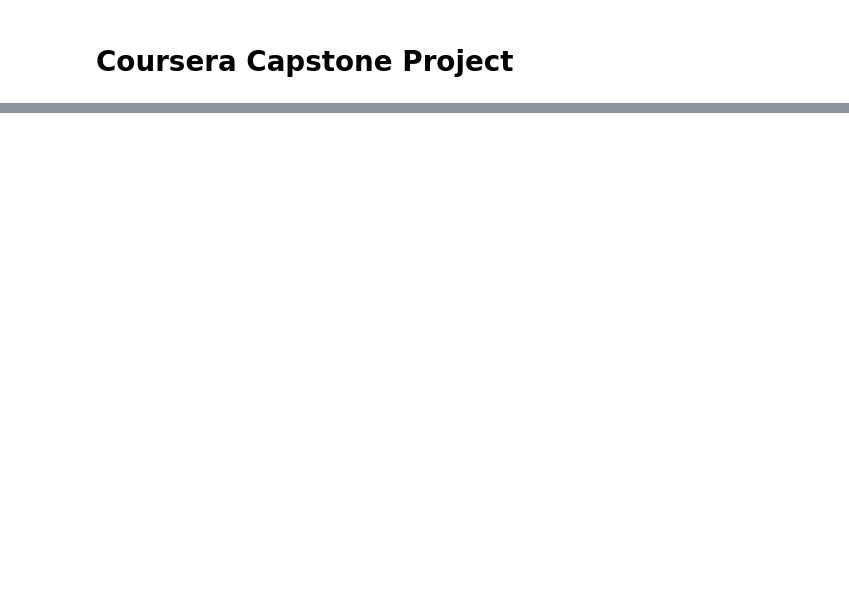
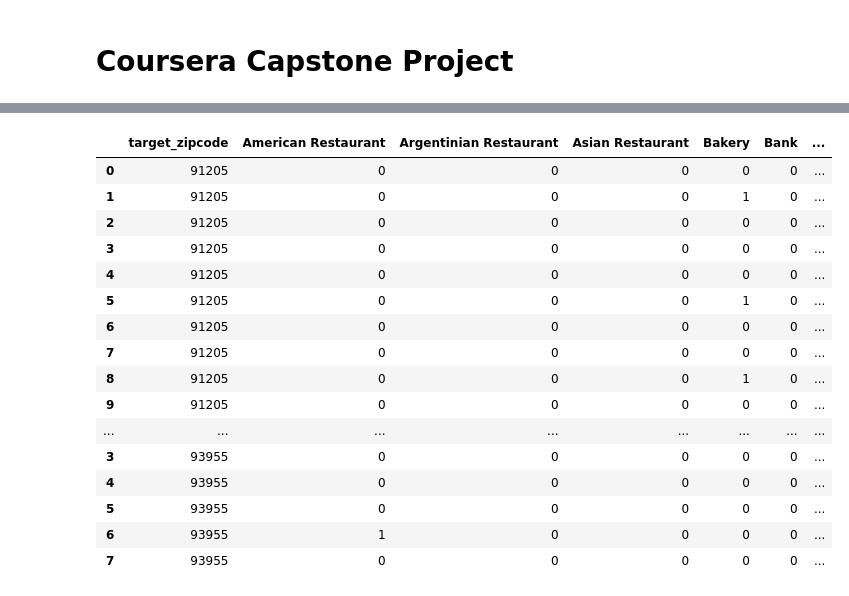
Before and after one commit to fzaripov/Coursera_Capstone, a Jupyter notebook: Capstone_Project.ipynb, the cells around one changed output, grey strips where cells are left out. Drawn from its saved outputs; the diff is of its cells as text; code cells hidden in the pictures; blank space fills up the shorter version.

```diff
--- a/Capstone_Project.ipynb
+++ b/Capstone_Project.ipynb
@@ -31,0 +210,10 @@ The following sources were used to derive business growth and population size sc
+# %%
+#CLIENT_ID = 'your-client-ID' # your Foursquare ID
+#CLIENT_SECRET = 'your-client-secret' # your Foursquare Secret
+CLIENT_ID = 'ULJRGANRNHIU04F4IZB2KLTYSP2ZOGQSPTTGP1PI1O2VV404' # your Foursquare ID
+CLIENT_SECRET = 'MCOFPMTAKHOCAHGKTUNQHXQF0N4CL1LUKJH2OLNKECEDJNVA' # your Foursquare Secret
+VERSION = '20180605' # Foursquare API version
+
+print('Your credentails:')
+print('CLIENT_ID: ' + CLIENT_ID)
+print('CLIENT_SECRET:' + CLIENT_SECRET)
@@ -31,0 +254,11 @@ The following sources were used to derive business growth and population size sc
+# %%
+def get_category_type(row):
+    try:
+        categories_list = row['categories']
+    except:
+        categories_list = row['venue.categories']
+
+    if len(categories_list) == 0:
+        return None
+    else:
+        return categories_list[0]['name']
@@ -31,0 +298,7 @@ The following sources were used to derive business growth and population size sc
+# %%
+nearby_venues_all.columns = ['venue_name', 'venue_category', 'venue_zipcode', 'target_zipcode']
+# nearby_venues_all.columns = ['venue_name', 'venue_category', 'target_zipcode']
+venues_by_zip = nearby_venues_all[['venue_name', 'venue_category', 'target_zipcode']]
+
+print(venues_by_zip.shape)
+venues_by_zip.head(200)
@@ -31,0 +326,3 @@ The following sources were used to derive business growth and population size sc
+# %%
+venues_by_zip.dropna(how='any', inplace=True)
+venues_by_zip.groupby('venue_category').count()
@@ -31,0 +352,30 @@ The following sources were used to derive business growth and population size sc
+# %%
+# one hot encoding
+onehot = pd.get_dummies(venues_by_zip[['venue_category']], prefix="", prefix_sep="")
+
+# add neighborhood column back to dataframe
+onehot['target_zipcode'] = venues_by_zip['target_zipcode']
+
+# move neighborhood column to the first column
+fixed_columns = [onehot.columns[-1]] + list(onehot.columns[:-1])
+onehot = onehot[fixed_columns]
+
+onehot.head()
+# %% [output]
+|  | target_zipcode | American Restaurant | Argentinian Restaurant | Asian Restaurant | Bakery | Bank | ... |
+| 0 | 91205 | 0 | 0 | 0 | 0 | 0 | ... |
+| 1 | 91205 | 0 | 0 | 0 | 1 | 0 | ... |
+| 2 | 91205 | 0 | 0 | 0 | 0 | 0 | ... |
+| 3 | 91205 | 0 | 0 | 0 | 0 | 0 | ... |
+| 4 | 91205 | 0 | 0 | 0 | 0 | 0 | ... |
+| 5 | 91205 | 0 | 0 | 0 | 1 | 0 | ... |
+| 6 | 91205 | 0 | 0 | 0 | 0 | 0 | ... |
+| 7 | 91205 | 0 | 0 | 0 | 0 | 0 | ... |
+| 8 | 91205 | 0 | 0 | 0 | 1 | 0 | ... |
+| 9 | 91205 | 0 | 0 | 0 | 0 | 0 | ... |
+| ... | ... | ... | ... | ... | ... | ... | ... |
+| 3 | 93955 | 0 | 0 | 0 | 0 | 0 | ... |
+| 4 | 93955 | 0 | 0 | 0 | 0 | 0 | ... |
+| 5 | 93955 | 0 | 0 | 0 | 0 | 0 | ... |
+| 6 | 93955 | 1 | 0 | 0 | 0 | 0 | ... |
+| 7 | 93955 | 0 | 0 | 0 | 0 | 0 | ... |
```
Also changed, not shown: parts of 40 cells of this notebook.
